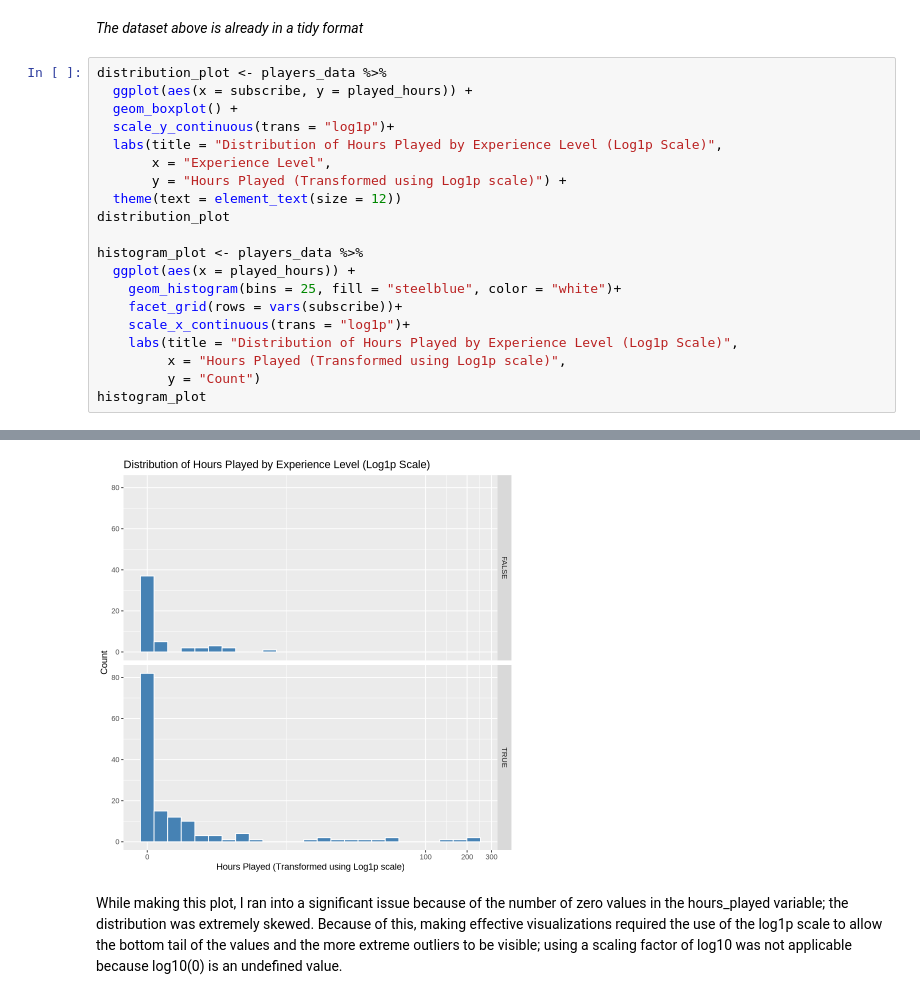
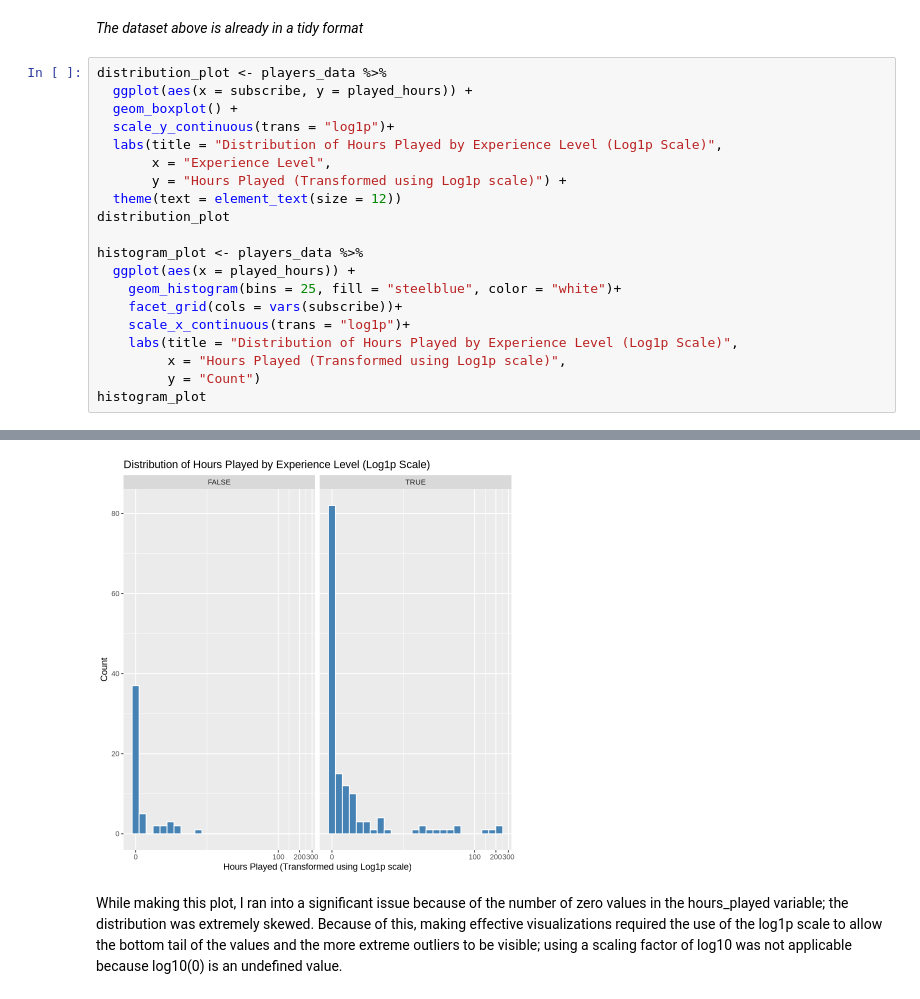
Before and after one commit to Mgonz005/Data-Science-group-project-, a Jupyter notebook: Individual.ipynb, the cells around one changed output, grey strips where cells are left out. Drawn from its saved outputs; the diff is of its cells as text.

```diff
--- a/Individual.ipynb
+++ b/Individual.ipynb
@@ -154,26 +154,26 @@ A tibble: 6 × 7
 # %%
 distribution_plot <- players_data %>%
   ggplot(aes(x = subscribe, y = played_hours)) +
   geom_boxplot() +
   scale_y_continuous(trans = "log1p")+
   labs(title = "Distribution of Hours Played by Experience Level (Log1p Scale)",
        x = "Experience Level",
        y = "Hours Played (Transformed using Log1p scale)") +
   theme(text = element_text(size = 12))
 distribution_plot
 
 histogram_plot <- players_data %>%
   ggplot(aes(x = played_hours)) +
     geom_histogram(bins = 25, fill = "steelblue", color = "white")+
-    facet_grid(rows = vars(subscribe))+
+    facet_grid(cols = vars(subscribe))+
     scale_x_continuous(trans = "log1p")+
     labs(title = "Distribution of Hours Played by Experience Level (Log1p Scale)",
          x = "Hours Played (Transformed using Log1p scale)",
          y = "Count")
 histogram_plot
 # %% [output]
 [figure]
-[figure, old version]
+[figure, new version]
 # %% [markdown]
 While making this plot, I ran into a significant issue because of the number of zero values in the hours_played variable; the distribution was extremely skewed. Because of this, making effective visualizations required the use of the log1p scale to allow the bottom tail of the values and the more extreme outliers to be visible; using a scaling factor of log10 was not applicable because log10(0) is an undefined value.
 # %% [markdown]
```
Also changed, not shown: parts of 1 cell of this notebook.
